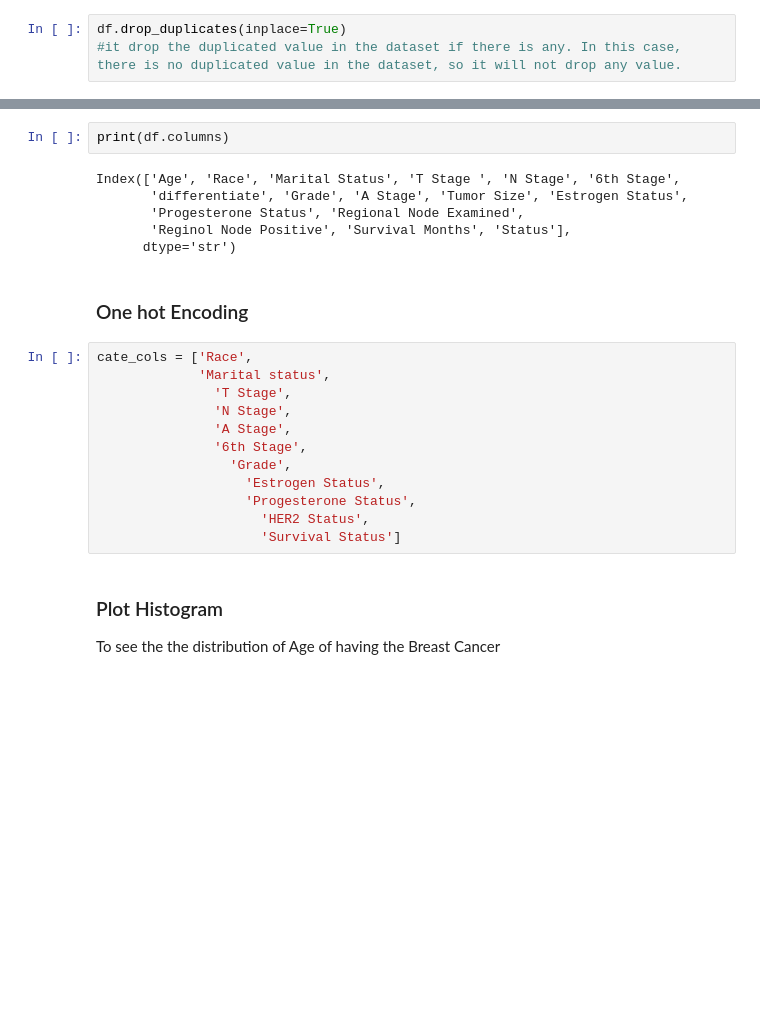
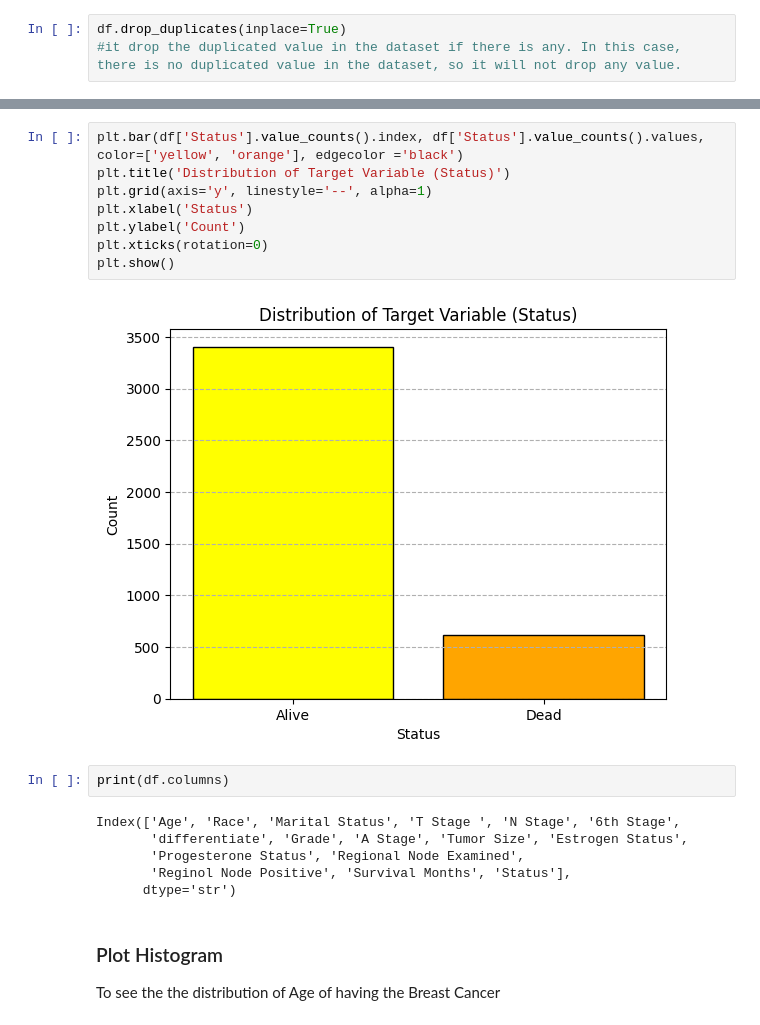
Before and after one commit to lyhengchhen/breast_cancer_detection, a Jupyter notebook: src/eda.ipynb, the cells around one changed output, grey strips where cells are left out. Saved outputs shown, nothing was run; the diff lists cells and outputs as text; blank space fills up the shorter version.

```diff
--- a/src/eda.ipynb
+++ b/src/eda.ipynb
@@ -95,3 +102,13 @@ df.drop_duplicates(inplace=True)
+# %%
+plt.bar(df['Status'].value_counts().index, df['Status'].value_counts().values, color=['yellow', 'orange'], edgecolor ='black')
+plt.title('Distribution of Target Variable (Status)')
+plt.grid(axis='y', linestyle='--', alpha=1)
+plt.xlabel('Status')
+plt.ylabel('Count')
+plt.xticks(rotation=0)
+plt.show()
+# %% [output]
+[figure, added]
 # %%
 print(df.columns)
 # %% [output]
@@ -100,20 +117,6 @@ Index(['Age', 'Race', 'Marital Status', 'T Stage ', 'N Stage', '6th Stage',
        'Progesterone Status', 'Regional Node Examined',
        'Reginol Node Positive', 'Survival Months', 'Status'],
       dtype='str')
-# %% [markdown]
-### One hot Encoding
-# %%
-cate_cols = ['Race',
-             'Marital status',
-               'T Stage',
-               'N Stage',
-               'A Stage',
-               '6th Stage',
-                 'Grade',
-                   'Estrogen Status',
-                   'Progesterone Status',
-                     'HER2 Status',
-                     'Survival Status']
 # %% [markdown]
 ### Plot Histogram
 To see the the distribution of Age of having the Breast Cancer
```
Also changed, not shown: parts of 24 cells of this notebook.
